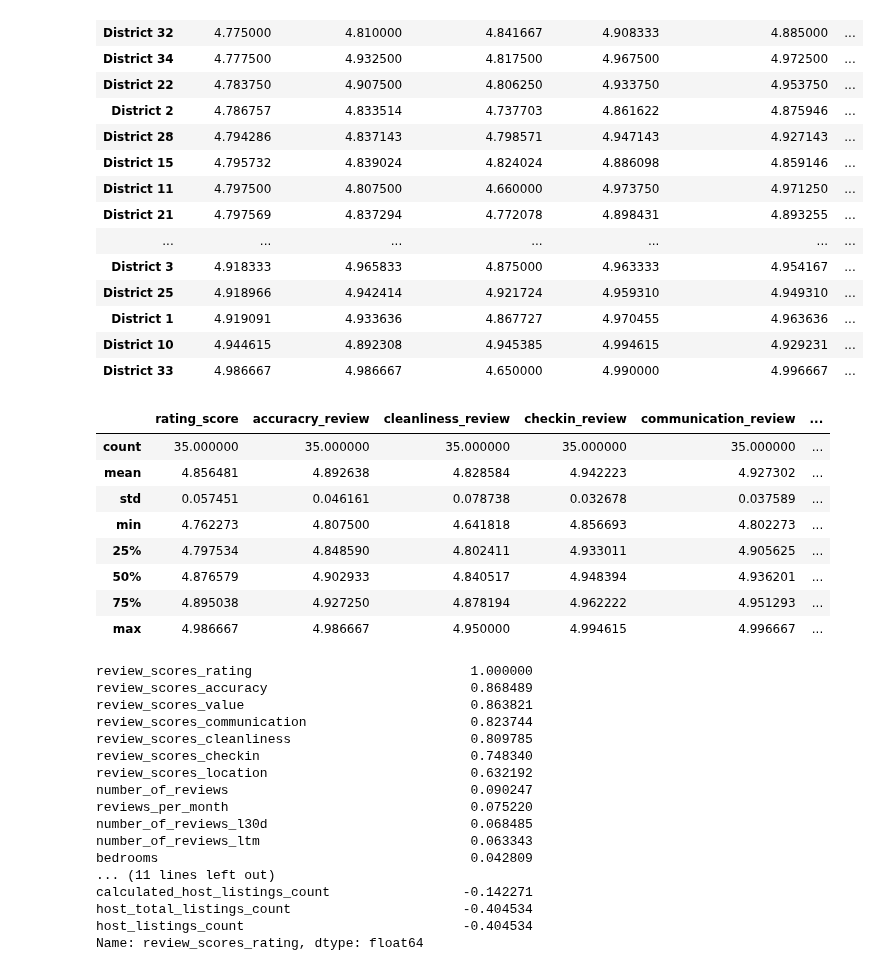
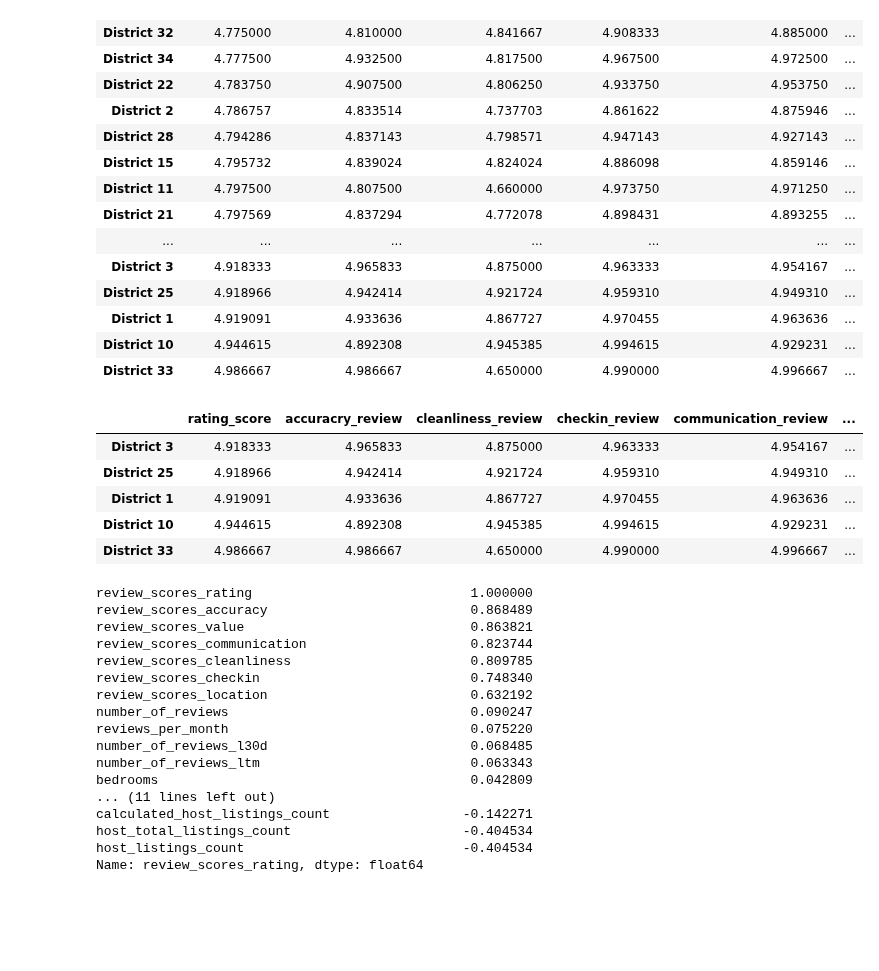
Before and after one commit to JonathanBrown003/Airbnb-A-Closer-Look-Nashville-Asheville, a Jupyter notebook: Analysis_Tu.ipynb, the cells around one changed output. Drawn from its saved outputs; the diff is of its cells as text; code cells hidden in the pictures; blank space fills up the shorter version.

```diff
--- a/Analysis_Tu.ipynb
+++ b/Analysis_Tu.ipynb
@@ -903,18 +893,17 @@ nashville_df.sort_values(by=['rating_score'])
 | District 1 | 4.919091 | 4.933636 | 4.867727 | 4.970455 | 4.963636 | ... |
 | District 10 | 4.944615 | 4.892308 | 4.945385 | 4.994615 | 4.929231 | ... |
 | District 33 | 4.986667 | 4.986667 | 4.650000 | 4.990000 | 4.996667 | ... |
-# %%
-nashville_df.describe()
-# %% [output]
-|  | rating_score | accuracry_review | cleanliness_review | checkin_review | communication_review | ... |
-| count | 35.000000 | 35.000000 | 35.000000 | 35.000000 | 35.000000 | ... |
-| mean | 4.856481 | 4.892638 | 4.828584 | 4.942223 | 4.927302 | ... |
-| std | 0.057451 | 0.046161 | 0.078738 | 0.032678 | 0.037589 | ... |
-| min | 4.762273 | 4.807500 | 4.641818 | 4.856693 | 4.802273 | ... |
-| 25% | 4.797534 | 4.848590 | 4.802411 | 4.933011 | 4.905625 | ... |
-| 50% | 4.876579 | 4.902933 | 4.840517 | 4.948394 | 4.936201 | ... |
-| 75% | 4.895038 | 4.927250 | 4.878194 | 4.962222 | 4.951293 | ... |
-| max | 4.986667 | 4.986667 | 4.950000 | 4.994615 | 4.996667 | ... |
+# %%
+# finding the top 5 districts
+top_5_nash_df = nashville_df.sort_values(by=['rating_score']).tail(5)
+top_5_nash_df
+# %% [output]
+|  | rating_score | accuracry_review | cleanliness_review | checkin_review | communication_review | ... |
+| District 3 | 4.918333 | 4.965833 | 4.875000 | 4.963333 | 4.954167 | ... |
+| District 25 | 4.918966 | 4.942414 | 4.921724 | 4.959310 | 4.949310 | ... |
+| District 1 | 4.919091 | 4.933636 | 4.867727 | 4.970455 | 4.963636 | ... |
+| District 10 | 4.944615 | 4.892308 | 4.945385 | 4.994615 | 4.929231 | ... |
+| District 33 | 4.986667 | 4.986667 | 4.650000 | 4.990000 | 4.996667 | ... |
 # %%
 # Start to explore correlations within the data for Nashville "reviews_scores_rating" for total rating - correlation
 correlations_nash=nash_rows.corr()
```
Also changed, not shown: parts of 13 cells of this notebook, 1 other file.
